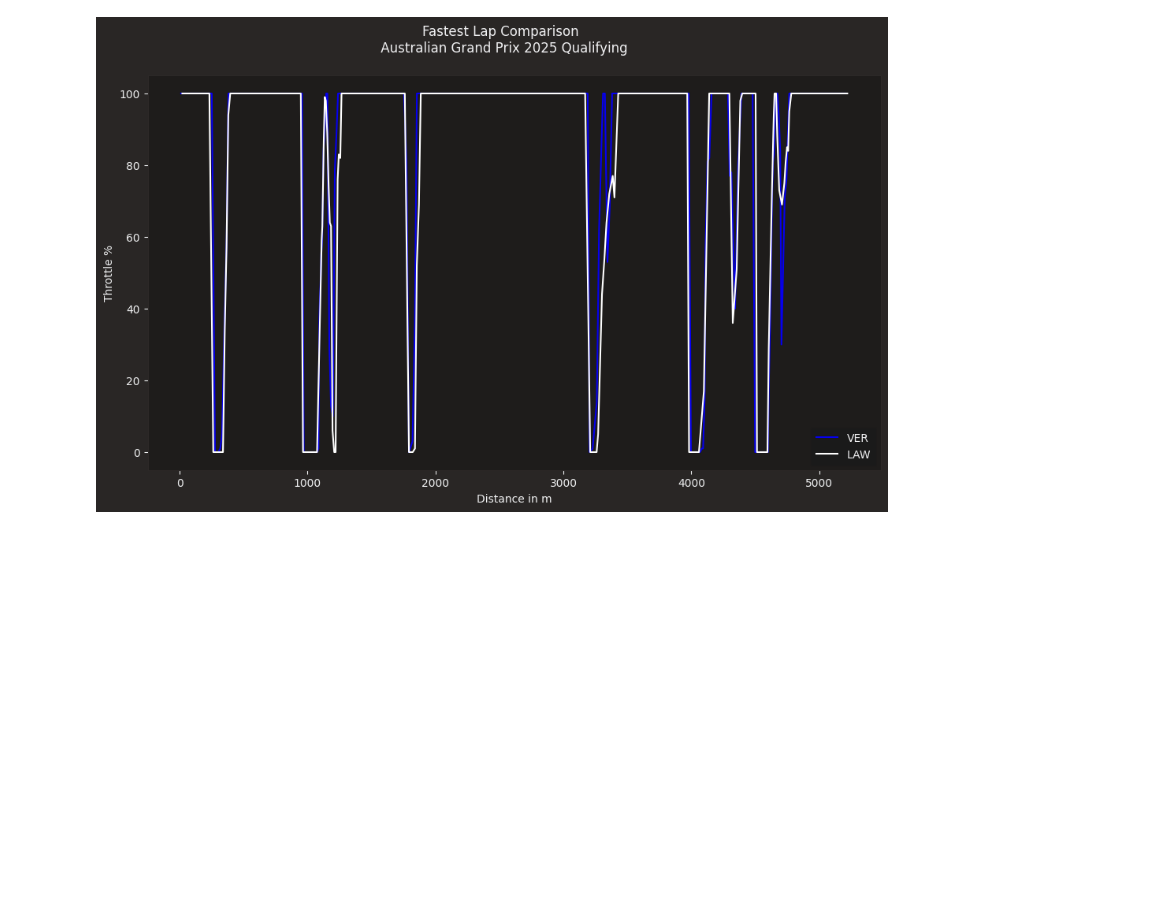
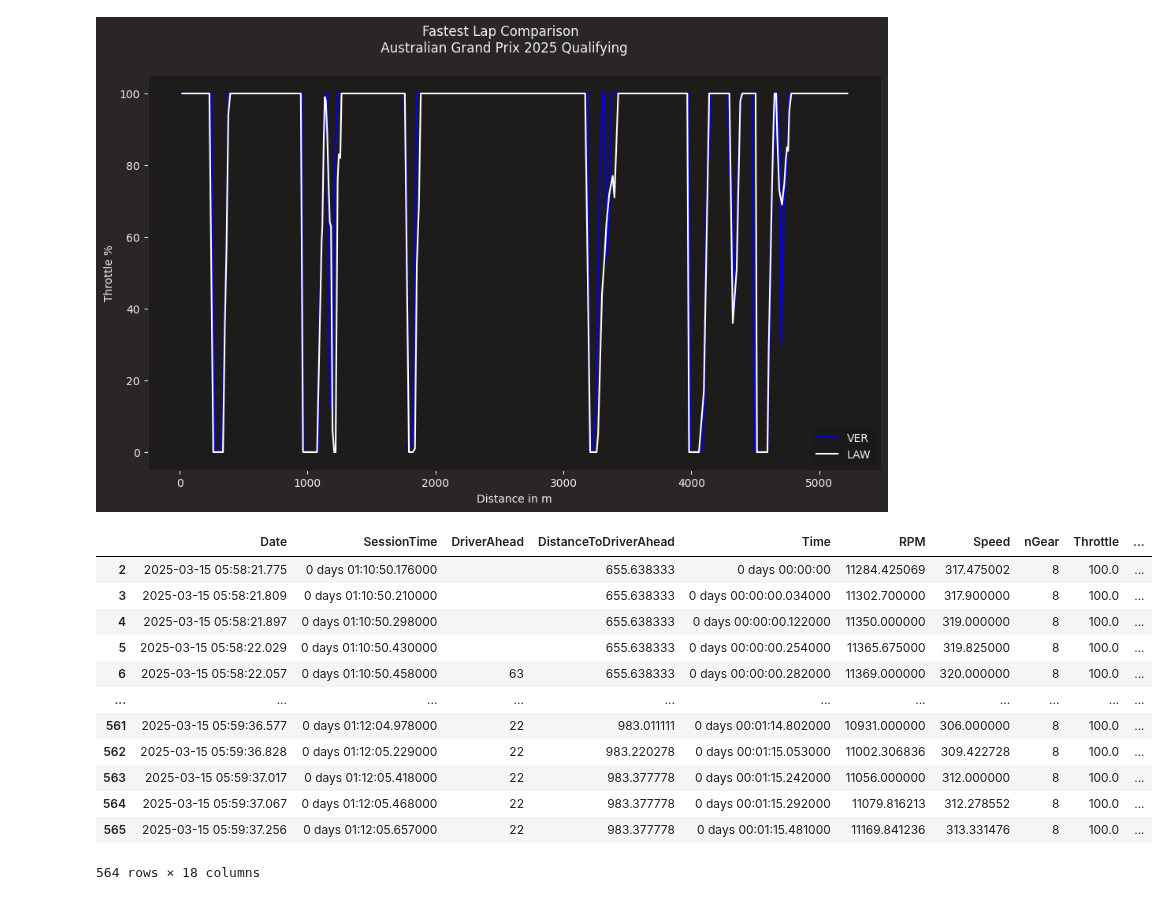
Before and after one commit to OhOmah/F1Revisited, a Jupyter notebook: MaxVSecondSeat.ipynb, the cells around one changed output. Saved outputs shown, nothing was run; the diff lists cells and outputs as text; code cells hidden in the pictures; blank space fills up the shorter version.

```diff
--- a/MaxVSecondSeat.ipynb
+++ b/MaxVSecondSeat.ipynb
@@ -140,3 +140,19 @@ plt.suptitle(f"Fastest Lap Comparison \n "
 plt.show()
 # %% [output]
 [figure]
+# %%
+MaxLap.telemetry
+# %% [output]
+|  | Date | SessionTime | DriverAhead | DistanceToDriverAhead | Time | RPM | Speed | nGear | Throttle | ... |
+| 2 | 2025-03-15 05:58:21.775 | 0 days 01:10:50.176000 |  | 655.638333 | 0 days 00:00:00 | 11284.425069 | 317.475002 | 8 | 100.0 | ... |
+| 3 | 2025-03-15 05:58:21.809 | 0 days 01:10:50.210000 |  | 655.638333 | 0 days 00:00:00.034000 | 11302.700000 | 317.900000 | 8 | 100.0 | ... |
+| 4 | 2025-03-15 05:58:21.897 | 0 days 01:10:50.298000 |  | 655.638333 | 0 days 00:00:00.122000 | 11350.000000 | 319.000000 | 8 | 100.0 | ... |
+| 5 | 2025-03-15 05:58:22.029 | 0 days 01:10:50.430000 |  | 655.638333 | 0 days 00:00:00.254000 | 11365.675000 | 319.825000 | 8 | 100.0 | ... |
+| 6 | 2025-03-15 05:58:22.057 | 0 days 01:10:50.458000 | 63 | 655.638333 | 0 days 00:00:00.282000 | 11369.000000 | 320.000000 | 8 | 100.0 | ... |
+| ... | ... | ... | ... | ... | ... | ... | ... | ... | ... | ... |
+| 561 | 2025-03-15 05:59:36.577 | 0 days 01:12:04.978000 | 22 | 983.011111 | 0 days 00:01:14.802000 | 10931.000000 | 306.000000 | 8 | 100.0 | ... |
+| 562 | 2025-03-15 05:59:36.828 | 0 days 01:12:05.229000 | 22 | 983.220278 | 0 days 00:01:15.053000 | 11002.306836 | 309.422728 | 8 | 100.0 | ... |
+| 563 | 2025-03-15 05:59:37.017 | 0 days 01:12:05.418000 | 22 | 983.377778 | 0 days 00:01:15.242000 | 11056.000000 | 312.000000 | 8 | 100.0 | ... |
+| 564 | 2025-03-15 05:59:37.067 | 0 days 01:12:05.468000 | 22 | 983.377778 | 0 days 00:01:15.292000 | 11079.816213 | 312.278552 | 8 | 100.0 | ... |
+| 565 | 2025-03-15 05:59:37.256 | 0 days 01:12:05.657000 | 22 | 983.377778 | 0 days 00:01:15.481000 | 11169.841236 | 313.331476 | 8 | 100.0 | ... |
+564 rows × 18 columns
```
